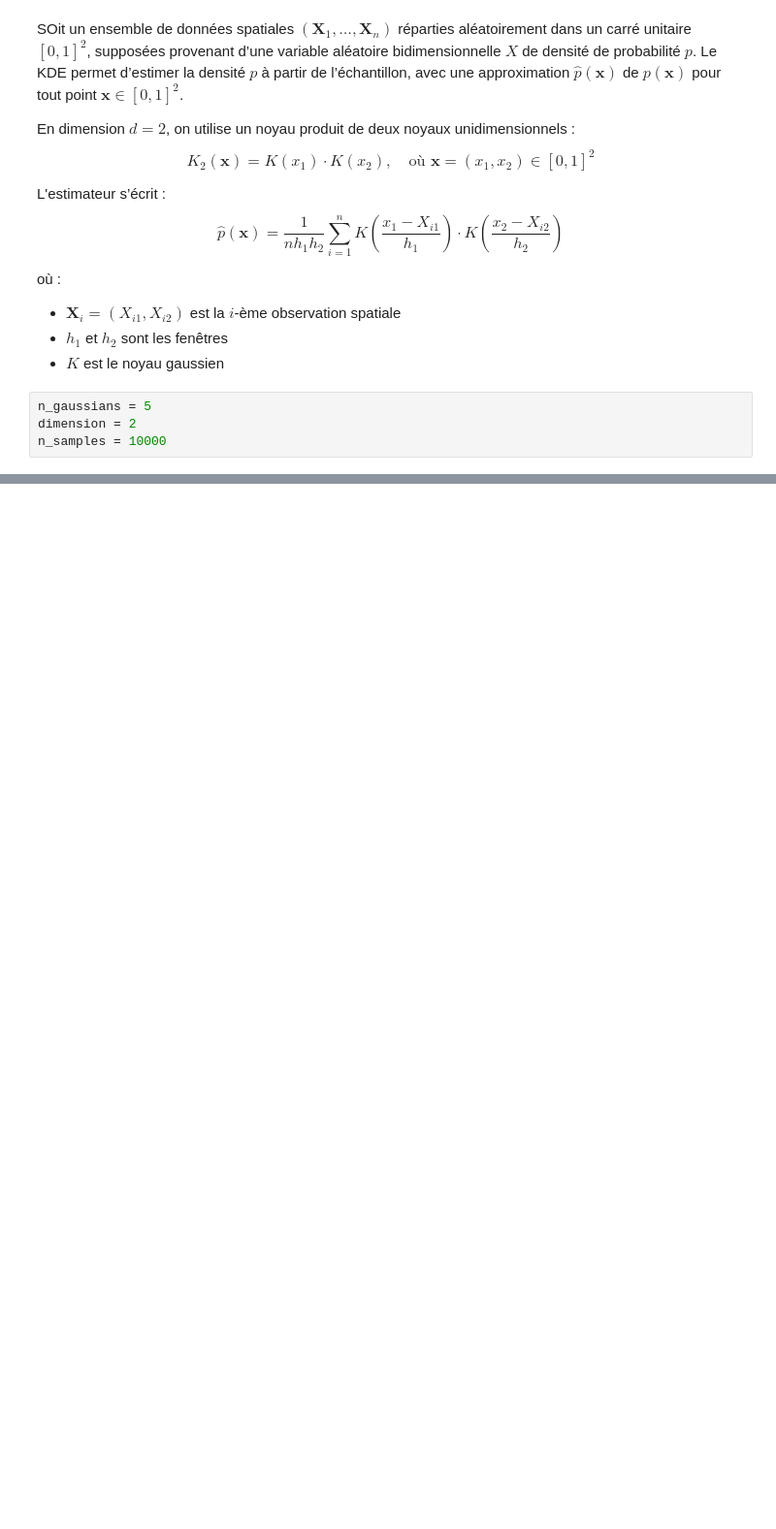
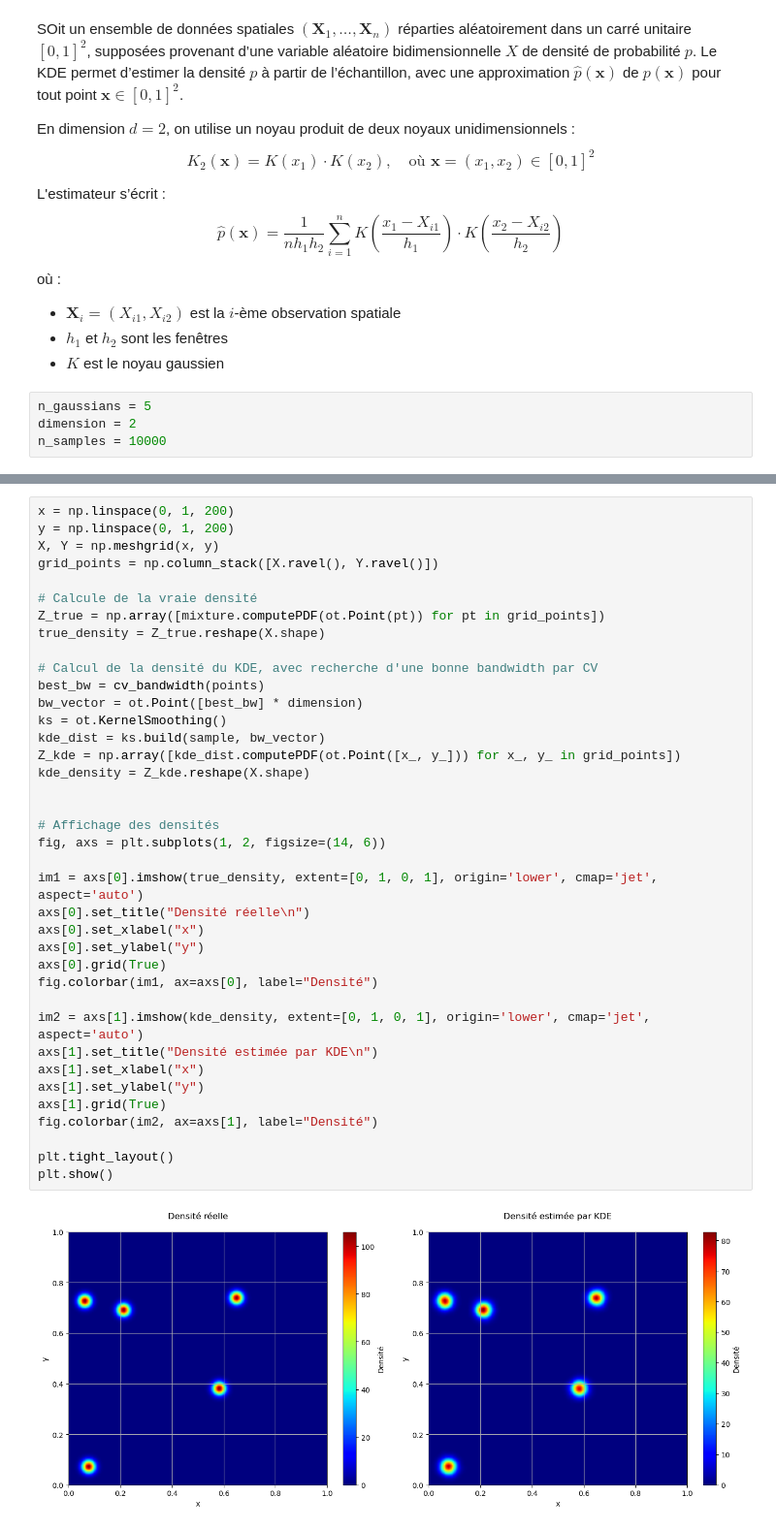
Before and after one commit to IbraSey/phdseydi, a Jupyter notebook: codes/kde_spatial_data.ipynb, the cells around one changed output, grey strips where cells are left out. Shown at 97% size. Cells and saved outputs as stored; diff of their text form; blank space fills up the shorter version.

Commit message:
Mise à jour du KDE (avec CV sur la fenêtre)

```diff
--- a/codes/kde_spatial_data.ipynb
+++ b/codes/kde_spatial_data.ipynb
@@ -151,0 +140,40 @@ MSE  = 42.67713402348259
+# %%
+x = np.linspace(0, 1, 200)
+y = np.linspace(0, 1, 200)
+X, Y = np.meshgrid(x, y)
+grid_points = np.column_stack([X.ravel(), Y.ravel()])
+
+# Calcule de la vraie densité
+Z_true = np.array([mixture.computePDF(ot.Point(pt)) for pt in grid_points])
+true_density = Z_true.reshape(X.shape)
+
+# Calcul de la densité du KDE, avec recherche d'une bonne bandwidth par CV
+best_bw = cv_bandwidth(points)
+bw_vector = ot.Point([best_bw] * dimension)
+ks = ot.KernelSmoothing()
+kde_dist = ks.build(sample, bw_vector)
+Z_kde = np.array([kde_dist.computePDF(ot.Point([x_, y_])) for x_, y_ in grid_points])
+kde_density = Z_kde.reshape(X.shape)
+
+
+# Affichage des densités
+fig, axs = plt.subplots(1, 2, figsize=(14, 6))
+
+im1 = axs[0].imshow(true_density, extent=[0, 1, 0, 1], origin='lower', cmap='jet', aspect='auto')
+axs[0].set_title("Densité réelle\n")
+axs[0].set_xlabel("x")
+axs[0].set_ylabel("y")
+axs[0].grid(True)
+fig.colorbar(im1, ax=axs[0], label="Densité")
+
+im2 = axs[1].imshow(kde_density, extent=[0, 1, 0, 1], origin='lower', cmap='jet', aspect='auto')
+axs[1].set_title("Densité estimée par KDE\n")
+axs[1].set_xlabel("x")
+axs[1].set_ylabel("y")
+axs[1].grid(True)
+fig.colorbar(im2, ax=axs[1], label="Densité")
+
+plt.tight_layout()
+plt.show()
+# %% [output]
+[figure, added]
```
Also changed, not shown: parts of 13 cells of this notebook.
